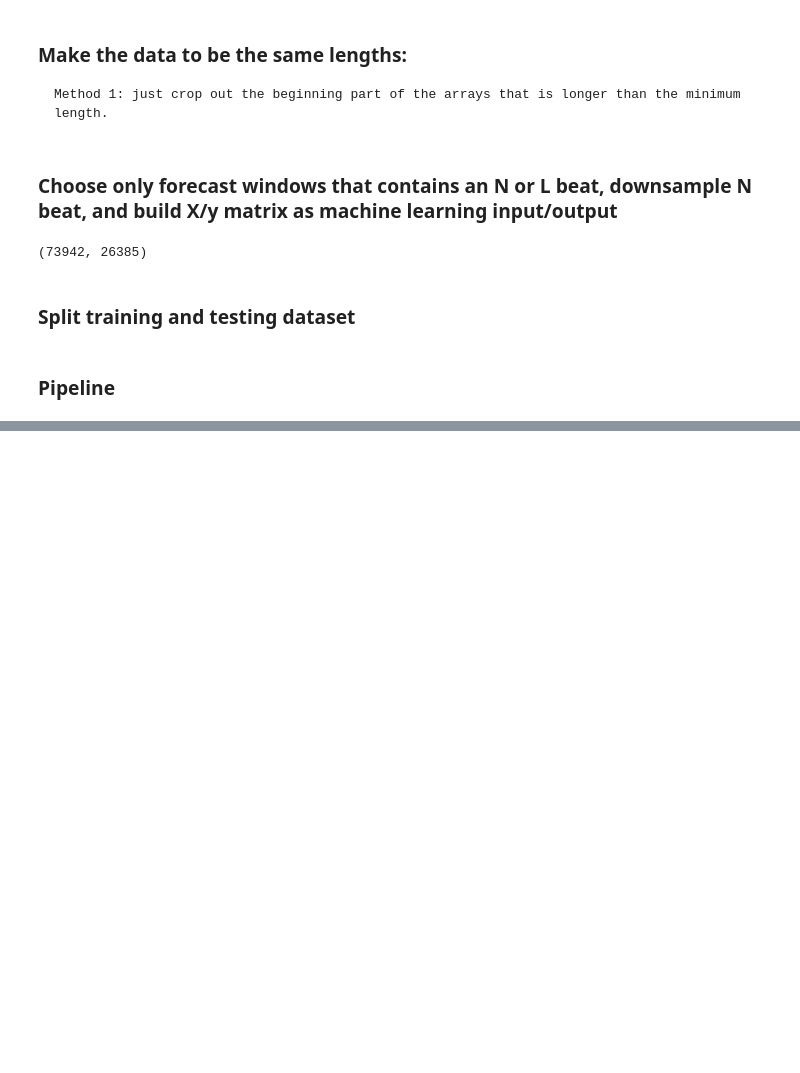
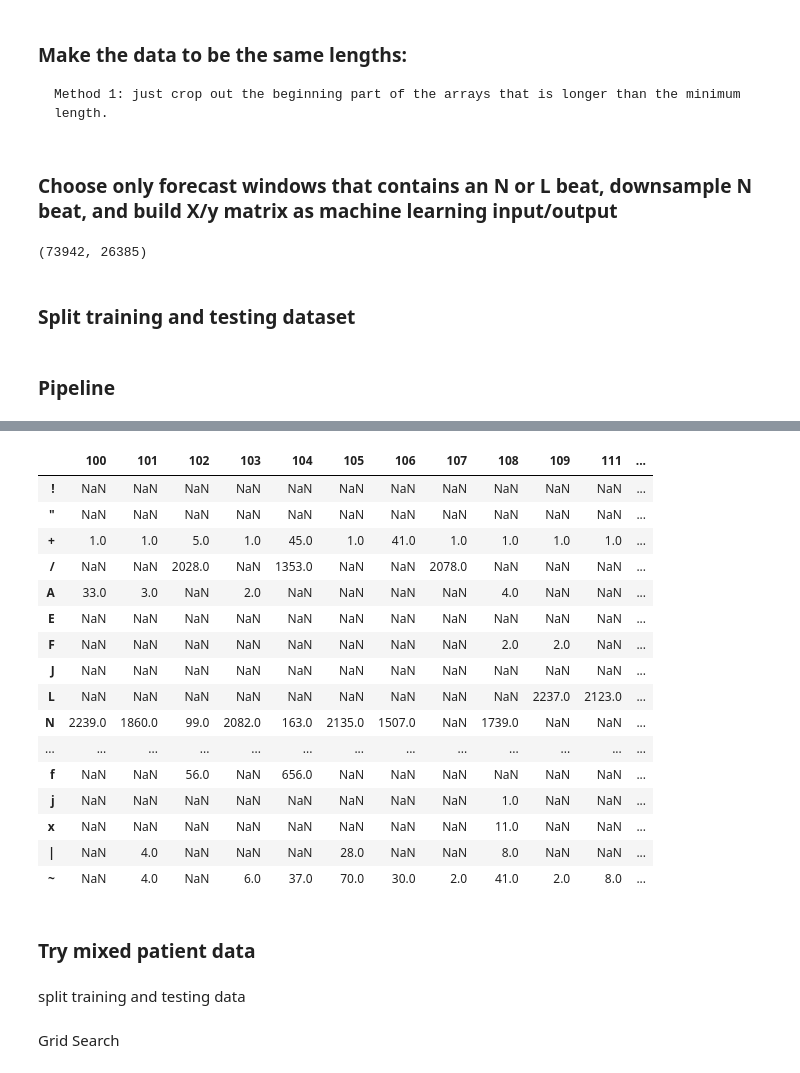
Before and after one commit to chandra-natarajan/TeamExplore, a Jupyter notebook: main.ipynb, the cells around one changed output, grey strips where cells are left out. Cells and saved outputs as stored; diff of their text form; code cells hidden in the pictures; blank space fills up the shorter version.

```diff
--- a/main.ipynb
+++ b/main.ipynb
@@ -157,0 +210,7 @@ for i in range(3):
+# %%
+ann_symbols = pd.DataFrame()
+
+for record in records:
+    ann = wfdb.rdann('data/' + record, 'atr')
+    ann_symbols[record] = pd.Series(ann.symbol)
+ann_counts = ann_symbols.apply(pd.value_counts)
@@ -157,0 +241,25 @@ for i in range(3):
+# %%
+pd.options.display.max_columns = None
+ann_counts
+# %% [output]
+|  | 100 | 101 | 102 | 103 | 104 | 105 | 106 | 107 | 108 | 109 | 111 | ... |
+| ! | NaN | NaN | NaN | NaN | NaN | NaN | NaN | NaN | NaN | NaN | NaN | ... |
+| " | NaN | NaN | NaN | NaN | NaN | NaN | NaN | NaN | NaN | NaN | NaN | ... |
+| + | 1.0 | 1.0 | 5.0 | 1.0 | 45.0 | 1.0 | 41.0 | 1.0 | 1.0 | 1.0 | 1.0 | ... |
+| / | NaN | NaN | 2028.0 | NaN | 1353.0 | NaN | NaN | 2078.0 | NaN | NaN | NaN | ... |
+| A | 33.0 | 3.0 | NaN | 2.0 | NaN | NaN | NaN | NaN | 4.0 | NaN | NaN | ... |
+| E | NaN | NaN | NaN | NaN | NaN | NaN | NaN | NaN | NaN | NaN | NaN | ... |
+| F | NaN | NaN | NaN | NaN | NaN | NaN | NaN | NaN | 2.0 | 2.0 | NaN | ... |
+| J | NaN | NaN | NaN | NaN | NaN | NaN | NaN | NaN | NaN | NaN | NaN | ... |
+| L | NaN | NaN | NaN | NaN | NaN | NaN | NaN | NaN | NaN | 2237.0 | 2123.0 | ... |
+| N | 2239.0 | 1860.0 | 99.0 | 2082.0 | 163.0 | 2135.0 | 1507.0 | NaN | 1739.0 | NaN | NaN | ... |
+| ... | ... | ... | ... | ... | ... | ... | ... | ... | ... | ... | ... | ... |
+| f | NaN | NaN | 56.0 | NaN | 656.0 | NaN | NaN | NaN | NaN | NaN | NaN | ... |
+| j | NaN | NaN | NaN | NaN | NaN | NaN | NaN | NaN | 1.0 | NaN | NaN | ... |
+| x | NaN | NaN | NaN | NaN | NaN | NaN | NaN | NaN | 11.0 | NaN | NaN | ... |
+| | | NaN | 4.0 | NaN | NaN | NaN | 28.0 | NaN | NaN | 8.0 | NaN | NaN | ... |
+| ~ | NaN | 4.0 | NaN | 6.0 | 37.0 | 70.0 | 30.0 | 2.0 | 41.0 | 2.0 | 8.0 | ... |
+# %% [markdown]
+### Try mixed patient data
+# %% [markdown]
+split training and testing data
@@ -157,0 +272,2 @@ for i in range(3):
+# %% [markdown]
+Grid Search
```
Also changed, not shown: parts of 32 cells of this notebook.
